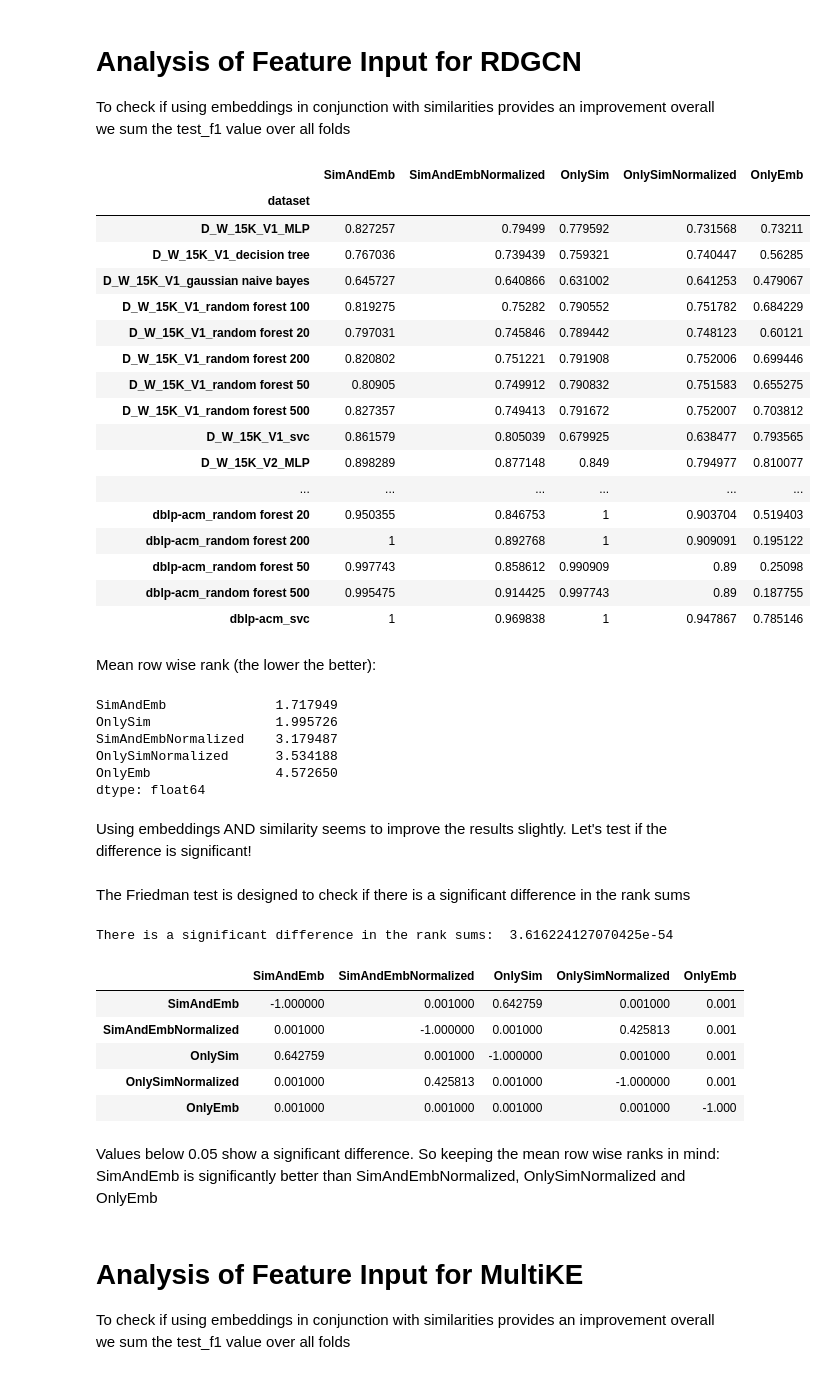
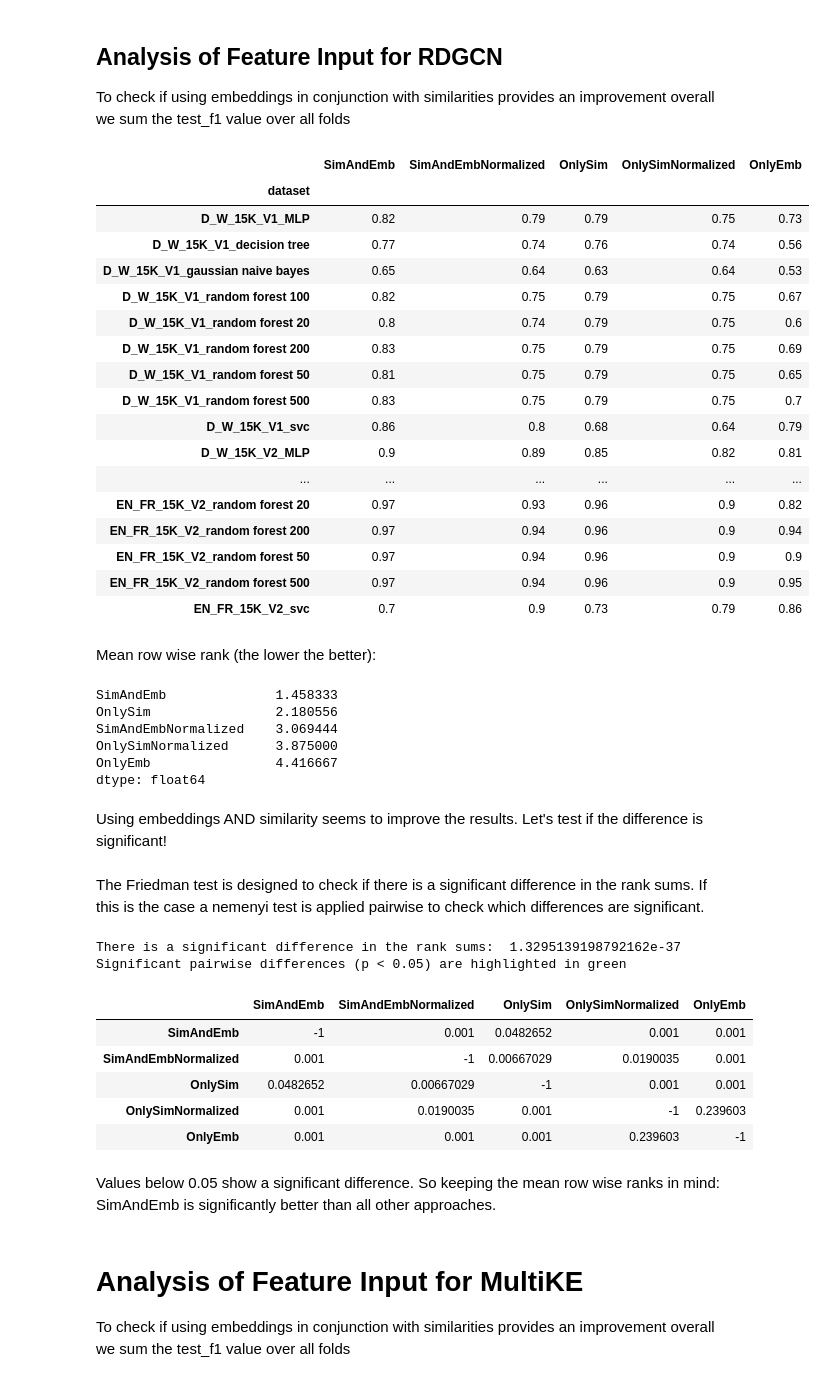
Before and after one commit to jonathanschuchart/eager, a Jupyter notebook: analysis/Statistics.ipynb, the cells around one changed output. Saved outputs shown, nothing was run; the diff lists cells and outputs as text; code cells hidden in the pictures.

```diff
--- a/analysis/Statistics.ipynb
+++ b/analysis/Statistics.ipynb
@@ -7,6 +7,9 @@ from scikit_posthocs import posthoc_nemenyi_friedman as nemenyi
 # %%
 df = pd.read_csv("/home/dobraczka/Downloads/git/er-embedding-benchmark/data/all_results.csv",header=0,sep=",")
 df["dataset"] = df["dataset"].str.replace(r"-721_5fold-\d","")
+rich_graph_datasets = {"D_W_15K_V1", "D_W_15K_V2", "D_Y_15K_V1", "D_Y_15K_V2", "EN_DE_15K_V1", "EN_DE_15K_V2", "EN_FR_15K_V1", "EN_FR_15K_V2"}
+rich_df = df[df["dataset"].isin(rich_graph_datasets)]
+shallow_df = df[~df["dataset"].isin(rich_graph_datasets)]
 # %%
 # creates a df with mean value of folds and all values per feature variant with all classifiers and datasets as rows
 def get_expanded_df(df, removed_dim_name, fixed_value, levels):
@@ -41,4 +44,4 @@ def get_expanded_df(df, removed_dim_name, fixed_value, levels):
         variant_cols[i] = variant_cols[i].loc[row_names]
     expanded = pd.DataFrame(variant_cols).T
     expanded.sort_index(inplace=True)
-    return expanded
+    return expanded.round(2)
@@ -63,59 +87,61 @@ def statistical_test(df, features=True):
 # %% [markdown]
-# Analysis of Feature Input for RDGCN
+## Analysis of Feature Input for RDGCN
 To check if using embeddings in conjunction with similarities provides an improvement overall we sum the test_f1 value over all folds
 # %%
-whole_df = get_expanded_df(df,"embed_model","RDGCN",["model_name","vector_name","dataset"])
-stylized = stylize(whole_df)
+rich_expanded = get_expanded_df(rich_df,"embed_model","RDGCN",["model_name","vector_name","dataset"])
+stylized = stylize(rich_expanded)
 stylized
 # %% [output]
 |  | SimAndEmb | SimAndEmbNormalized | OnlySim | OnlySimNormalized | OnlyEmb |
 | dataset |  |  |  |  |  |
-| D_W_15K_V1_MLP | 0.827257 | 0.79499 | 0.779592 | 0.731568 | 0.73211 |
-| D_W_15K_V1_decision tree | 0.767036 | 0.739439 | 0.759321 | 0.740447 | 0.56285 |
-| D_W_15K_V1_gaussian naive bayes | 0.645727 | 0.640866 | 0.631002 | 0.641253 | 0.479067 |
-| D_W_15K_V1_random forest 100 | 0.819275 | 0.75282 | 0.790552 | 0.751782 | 0.684229 |
-| D_W_15K_V1_random forest 20 | 0.797031 | 0.745846 | 0.789442 | 0.748123 | 0.60121 |
-| D_W_15K_V1_random forest 200 | 0.820802 | 0.751221 | 0.791908 | 0.752006 | 0.699446 |
-| D_W_15K_V1_random forest 50 | 0.80905 | 0.749912 | 0.790832 | 0.751583 | 0.655275 |
-| D_W_15K_V1_random forest 500 | 0.827357 | 0.749413 | 0.791672 | 0.752007 | 0.703812 |
-| D_W_15K_V1_svc | 0.861579 | 0.805039 | 0.679925 | 0.638477 | 0.793565 |
-| D_W_15K_V2_MLP | 0.898289 | 0.877148 | 0.849 | 0.794977 | 0.810077 |
+| D_W_15K_V1_MLP | 0.82 | 0.79 | 0.79 | 0.75 | 0.73 |
+| D_W_15K_V1_decision tree | 0.77 | 0.74 | 0.76 | 0.74 | 0.56 |
+| D_W_15K_V1_gaussian naive bayes | 0.65 | 0.64 | 0.63 | 0.64 | 0.53 |
+| D_W_15K_V1_random forest 100 | 0.82 | 0.75 | 0.79 | 0.75 | 0.67 |
+| D_W_15K_V1_random forest 20 | 0.8 | 0.74 | 0.79 | 0.75 | 0.6 |
+| D_W_15K_V1_random forest 200 | 0.83 | 0.75 | 0.79 | 0.75 | 0.69 |
+| D_W_15K_V1_random forest 50 | 0.81 | 0.75 | 0.79 | 0.75 | 0.65 |
+| D_W_15K_V1_random forest 500 | 0.83 | 0.75 | 0.79 | 0.75 | 0.7 |
+| D_W_15K_V1_svc | 0.86 | 0.8 | 0.68 | 0.64 | 0.79 |
+| D_W_15K_V2_MLP | 0.9 | 0.89 | 0.85 | 0.82 | 0.81 |
 | ... | ... | ... | ... | ... | ... |
-| dblp-acm_random forest 20 | 0.950355 | 0.846753 | 1 | 0.903704 | 0.519403 |
-| dblp-acm_random forest 200 | 1 | 0.892768 | 1 | 0.909091 | 0.195122 |
-| dblp-acm_random forest 50 | 0.997743 | 0.858612 | 0.990909 | 0.89 | 0.25098 |
-| dblp-acm_random forest 500 | 0.995475 | 0.914425 | 0.997743 | 0.89 | 0.187755 |
-| dblp-acm_svc | 1 | 0.969838 | 1 | 0.947867 | 0.785146 |
+| EN_FR_15K_V2_random forest 20 | 0.97 | 0.93 | 0.96 | 0.9 | 0.82 |
+| EN_FR_15K_V2_random forest 200 | 0.97 | 0.94 | 0.96 | 0.9 | 0.94 |
+| EN_FR_15K_V2_random forest 50 | 0.97 | 0.94 | 0.96 | 0.9 | 0.9 |
+| EN_FR_15K_V2_random forest 500 | 0.97 | 0.94 | 0.96 | 0.9 | 0.95 |
+| EN_FR_15K_V2_svc | 0.7 | 0.9 | 0.73 | 0.79 | 0.86 |
 # %% [markdown]
 Mean row wise rank (the lower the better):
 # %%
-whole_df.apply(lambda x: x.rank(ascending=False), axis=1).mean().sort_values()
+rich_expanded.apply(lambda x: x.rank(ascending=False), axis=1).mean().sort_values()
 # %% [output]
-SimAndEmb              1.717949
-OnlySim                1.995726
-SimAndEmbNormalized    3.179487
-OnlySimNormalized      3.534188
-OnlyEmb                4.572650
+SimAndEmb              1.458333
+OnlySim                2.180556
+SimAndEmbNormalized    3.069444
+OnlySimNormalized      3.875000
+OnlyEmb                4.416667
 dtype: float64
 # %% [markdown]
-Using embeddings AND similarity seems to improve the results slightly.
+Using embeddings AND similarity seems to improve the results.
 Let's test if the difference is significant!
 # %% [markdown]
-The Friedman test is designed to check if there is a significant difference in the rank sums
+The Friedman test is designed to check if there is a significant difference in the rank sums.
+If this is the case a nemenyi test is applied pairwise to check which differences are significant.
 # %%
-res = statistical_test(whole_df)
+res = statistical_test(rich_expanded)
 res
 # %% [output]
-There is a significant difference in the rank sums:  3.616224127070425e-54
+There is a significant difference in the rank sums:  1.3295139198792162e-37
+Significant pairwise differences (p < 0.05) are highlighted in green
 |  | SimAndEmb | SimAndEmbNormalized | OnlySim | OnlySimNormalized | OnlyEmb |
-| SimAndEmb | -1.000000 | 0.001000 | 0.642759 | 0.001000 | 0.001 |
-| SimAndEmbNormalized | 0.001000 | -1.000000 | 0.001000 | 0.425813 | 0.001 |
-| OnlySim | 0.642759 | 0.001000 | -1.000000 | 0.001000 | 0.001 |
-| OnlySimNormalized | 0.001000 | 0.425813 | 0.001000 | -1.000000 | 0.001 |
-| OnlyEmb | 0.001000 | 0.001000 | 0.001000 | 0.001000 | -1.000 |
+| SimAndEmb | -1 | 0.001 | 0.0482652 | 0.001 | 0.001 |
+| SimAndEmbNormalized | 0.001 | -1 | 0.00667029 | 0.0190035 | 0.001 |
+| OnlySim | 0.0482652 | 0.00667029 | -1 | 0.001 | 0.001 |
+| OnlySimNormalized | 0.001 | 0.0190035 | 0.001 | -1 | 0.239603 |
+| OnlyEmb | 0.001 | 0.001 | 0.001 | 0.239603 | -1 |
 # %% [markdown]
 Values below 0.05 show a significant difference. So keeping the mean row wise ranks in mind:
-SimAndEmb is significantly better than SimAndEmbNormalized, OnlySimNormalized and OnlyEmb
+SimAndEmb is significantly better than all other approaches.
 # %% [markdown]
 # Analysis of Feature Input for MultiKE
 To check if using embeddings in conjunction with similarities provides an improvement overall we sum the test_f1 value over all folds
```
Also changed, not shown: parts of 45 cells of this notebook.
